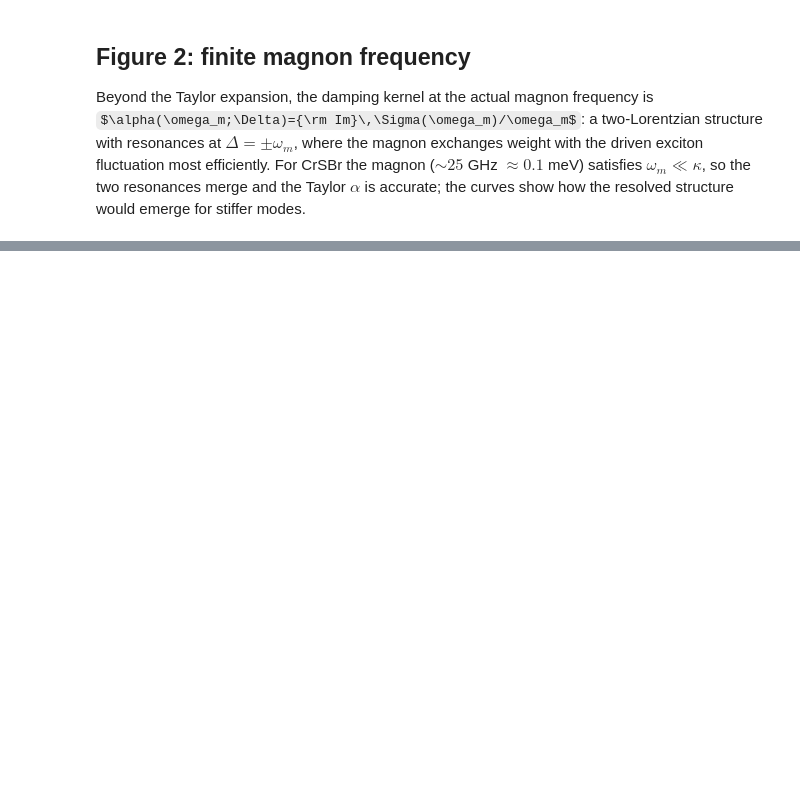
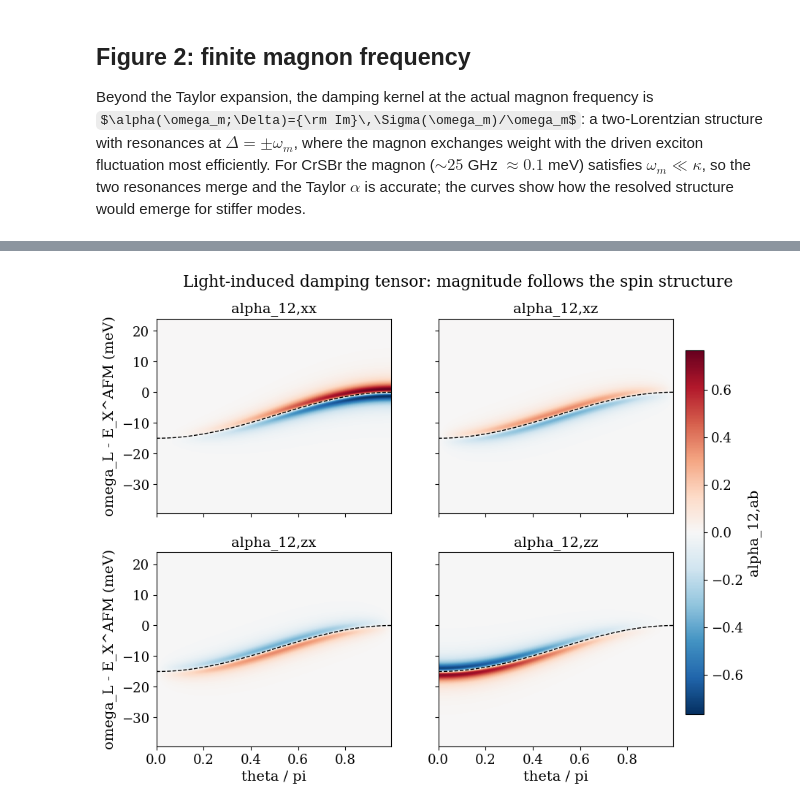
Before and after one commit to fegarciaga/05_tJ_exciton, a Jupyter notebook: RPA-exciton/Polarized_model/DrivenExcitonTorque.ipynb, the cells around one changed output, grey strips where cells are left out. Saved outputs shown, nothing was run; the diff lists cells and outputs as text; code cells hidden in the pictures; some formulas as TeX source; blank space fills up the shorter version.

```diff
--- a/RPA-exciton/Polarized_model/DrivenExcitonTorque.ipynb
+++ b/RPA-exciton/Polarized_model/DrivenExcitonTorque.ipynb
@@ -188,0 +215,88 @@ fig.tight_layout()
+# %%
+# -----------------------------
+# Exact E_X(θ) and g0(θ) from the closed-form pole equation (no k-sums)
+# -----------------------------
+E0_pair = Δ_0 + Jt
+J_plus(θ) = Jt * cos(θ/2)
+
+function gpack(Ω, Eedge)
+    center = Eedge + γ_cv
+    u = (center - Ω)^2 - γ_cv^2
+    (Ω < center - γ_cv && u > 0) || return (NaN, NaN, NaN)
+    return (-1 / sqrt(u), -(center - Ω) * u^(-1.5), (center - Ω) * u^(-1.5))
+end
+
+function EX_and_slope(θ)
+    Ja = abs(J_plus(θ))
+    Vav = 0.5 * (V_intra + V_inter)
+    le = E0_pair - Ja
+    F(Ω) = begin
+        gm, _, _ = gpack(Ω, E0_pair - Ja)
+        gp, _, _ = gpack(Ω, E0_pair + Ja)
+        (isfinite(gm) && isfinite(gp)) ? 1 + Vav * (gm + gp) + V_intra * V_inter * gm * gp : NaN
+    end
+    xs = range(le - 5, le - 1e-9, length=8000)
+    xp = xs[1]; Fp = F(xp); EXr = NaN
+    for x in xs[2:end]
+        Fx = F(x)
+        if isfinite(Fp) && isfinite(Fx) && Fp * Fx < 0
+            lo, hi = xp, x
+            for _ in 1:80
+                mid = (lo + hi) / 2; Fm = F(mid)
+                (isfinite(Fm) && Fp * Fm <= 0) ? (hi = mid) : (lo = mid; Fp = Fm)
+            end
+            EXr = (lo + hi) / 2
+            break
+        end
+        xp = x; Fp = Fx
+    end
+    gm, gΩm, gcm = gpack(EXr, E0_pair - Ja)
+    gp, gΩp, gcp = gpack(EXr, E0_pair + Ja)
+    am = V_intra * V_inter * gp + Vav
+    ap = V_intra * V_inter * gm + Vav
+    dEXdc = Jt * (-(am * (-gcm) + ap * gcp) / (am * gΩm + ap * gΩp))
+    return (; EX=EXr, dEXdx=dEXdc / (4 * cos(θ/2)))
+end
+
+mhat1(θ) = [sin(θ/2), 0.0, cos(θ/2)]
+mhat2(θ) = [-sin(θ/2), 0.0, cos(θ/2)]
+
+θs_tn = collect(range(0.0, stop=0.995π, length=121))
+slopes_tn = [EX_and_slope(θ) for θ in θs_tn]
+EX_tn = [s.EX for s in slopes_tn]
+g0_tn = [s.dEXdx for s in slopes_tn]
+@printf("exact g0(θ): %.3f .. %.3f meV (linear-law -ΔB/2 = %.3f) ; E_X exact vs closed max diff %.3f meV\n",
+        1e3 * minimum(g0_tn), 1e3 * maximum(g0_tn), -1e3 * ΔB / 2,
+        1e3 * maximum(abs.(EX_tn .- EX.(θs_tn))))
+
+α_scalar(Δ, g) = 2κ * Δ * g^2 * n_X / (Δ^2 + κ^2 / 4)^2
+
+comps_tn = [(1, 1, "xx"), (1, 3, "xz"), (3, 1, "zx"), (3, 3, "zz")]
+α_tensor_maps = [[mhat2(θs_tn[iθ])[a] * mhat1(θs_tn[iθ])[b] *
+                  α_scalar(EX_tn[iθ] - ωLs[iω], g0_tn[iθ])
+                  for iω in eachindex(ωLs), iθ in eachindex(θs_tn)]
+                 for (a, b, _) in comps_tn]
+
+fig, axs = subplots(2, 2, figsize=(11.0, 7.6), sharex=true, sharey=true)
+axs_flat = vec(permutedims(axs))
+vmax_tn = maximum(M -> maximum(abs, M), α_tensor_maps)
+img = nothing
+for (j, (a, b, lbl)) in enumerate(comps_tn)
+    ax = axs_flat[j]
+    img = ax.imshow(α_tensor_maps[j], origin="lower", aspect="auto",
+                    extent=(θs_tn[1] / π, θs_tn[end] / π, 1e3 * (ωLs[1] - EX_AFM), 1e3 * (ωLs[end] - EX_AFM)),
+                    cmap="RdBu_r", vmin=-vmax_tn, vmax=vmax_tn)
+    ax.plot(θs_tn ./ π, 1e3 .* (EX_tn .- EX_AFM), color="black", lw=1.0, ls="--")
+    ax.set_title("alpha_12," * lbl)
+    ax.grid(false)
+end
+for ax in axs[:, 1]
+    ax.set_ylabel("omega_L - E_X^AFM (meV)")
+end
+for ax in axs[end, :]
+    ax.set_xlabel("theta / pi")
+end
+cbar = fig.colorbar(img, ax=vec(axs), shrink=0.85, pad=0.02)
+cbar.set_label("alpha_12,ab")
+fig.suptitle("Light-induced damping tensor: magnitude follows the spin structure", y=0.96)
+# %% [output]
@@ -188,0 +304 @@ fig.tight_layout()
+[figure, added]
```
Also changed, not shown: parts of 11 cells of this notebook.
